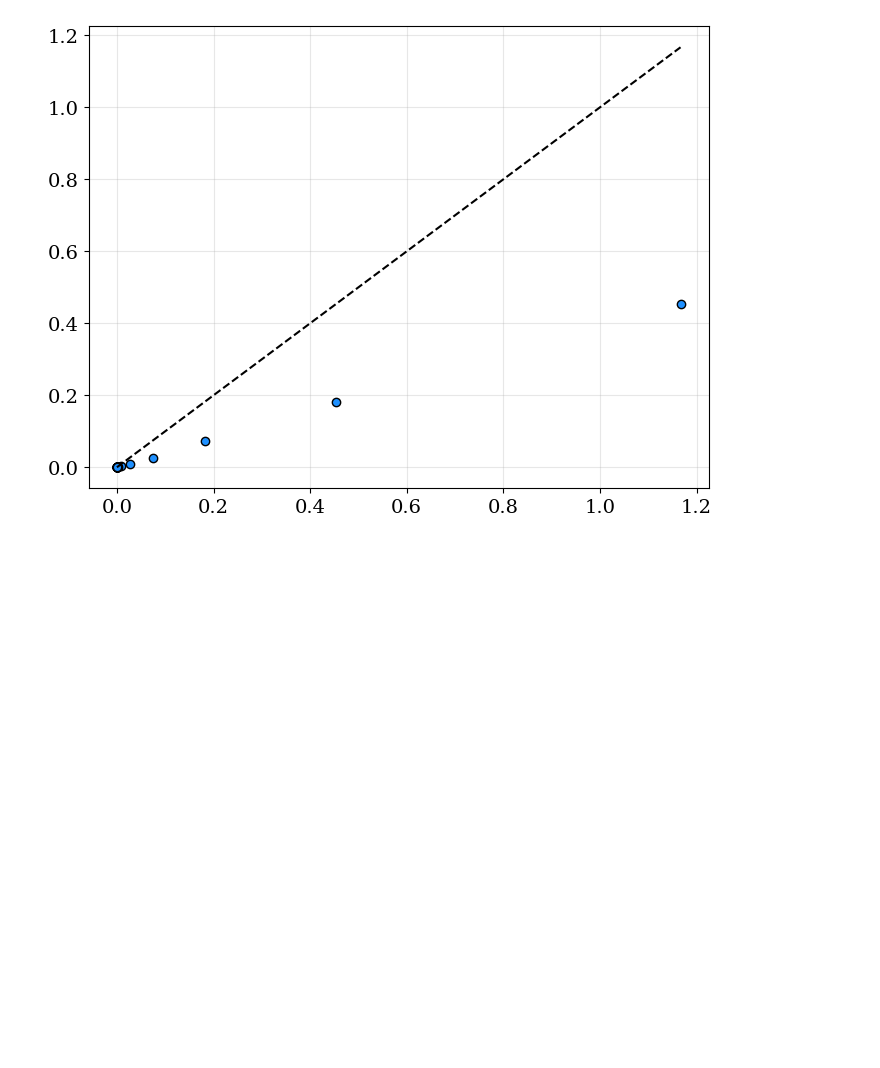
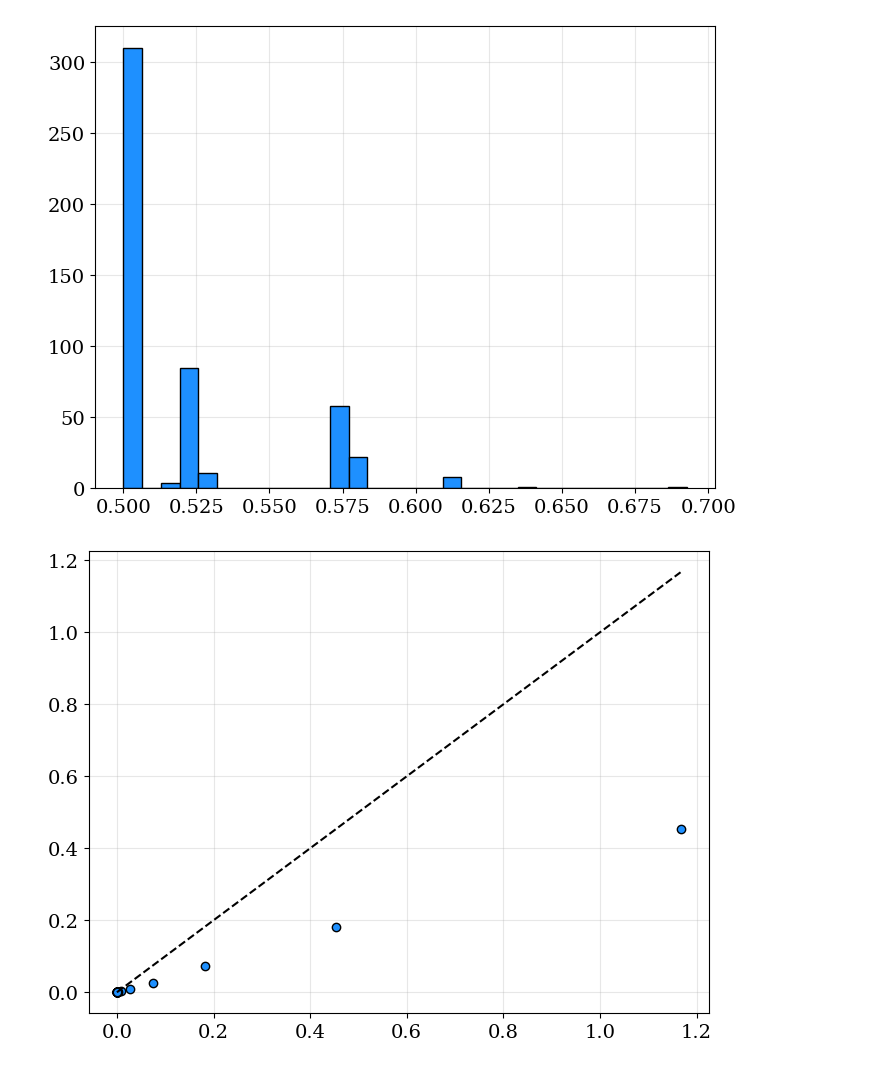
Before and after one commit to charlesaugdupont/poverty-trap, a Jupyter notebook: Network.ipynb, the cells around one changed output. Saved outputs shown, nothing was run; the diff lists cells and outputs as text; code cells hidden in the pictures; blank space fills up the shorter version.

```diff
--- a/Network.ipynb
+++ b/Network.ipynb
@@ -83,3 +83,8 @@ plt.show()
+# %%
+plt.hist(C[-1], color="dodgerblue", edgecolor="k", bins=30)
+plt.show()
+# %% [output]
+[figure, added]
 # %%
 i = 10
 
```
Also changed, not shown: parts of 6 cells of this notebook, 1 other file.
